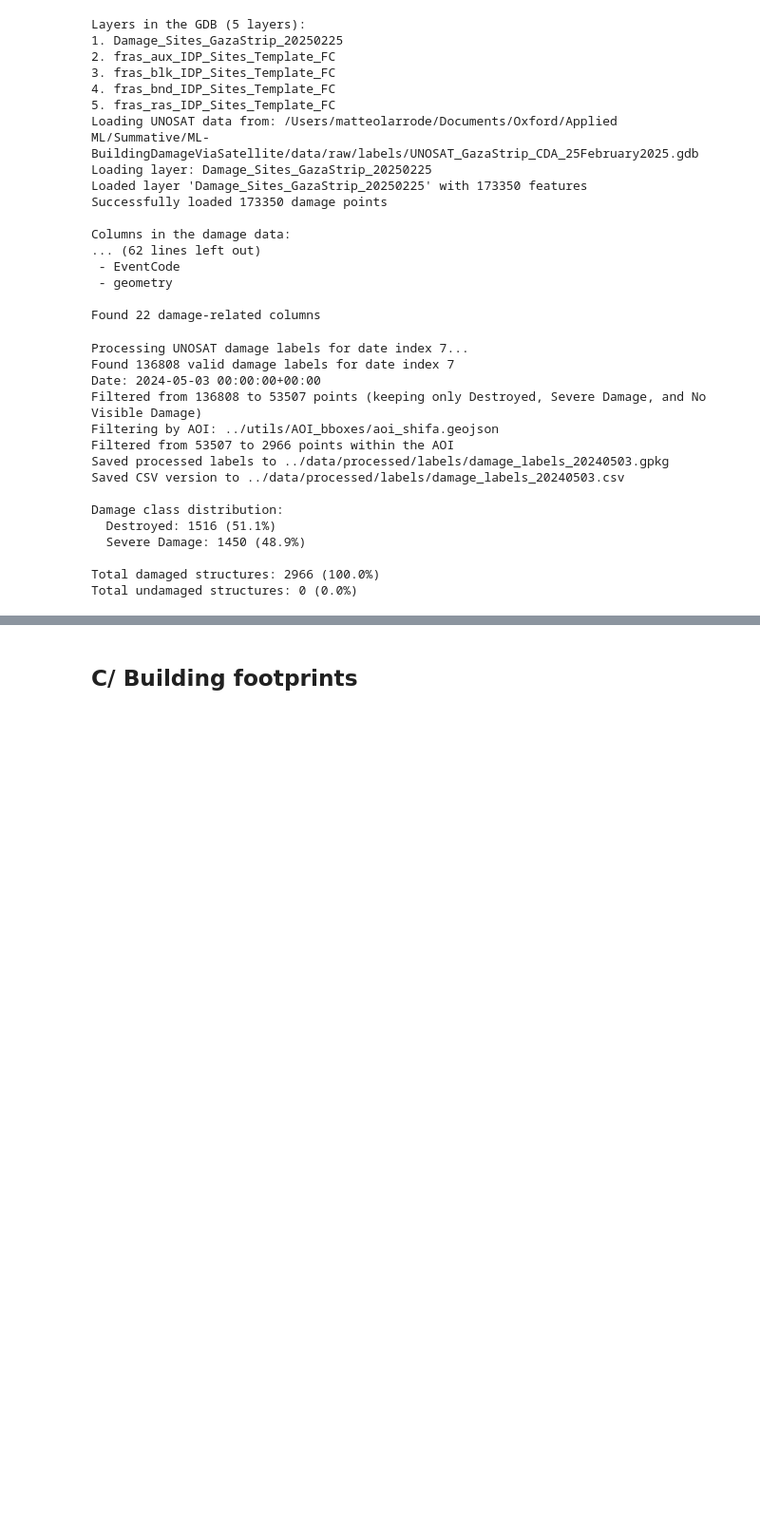
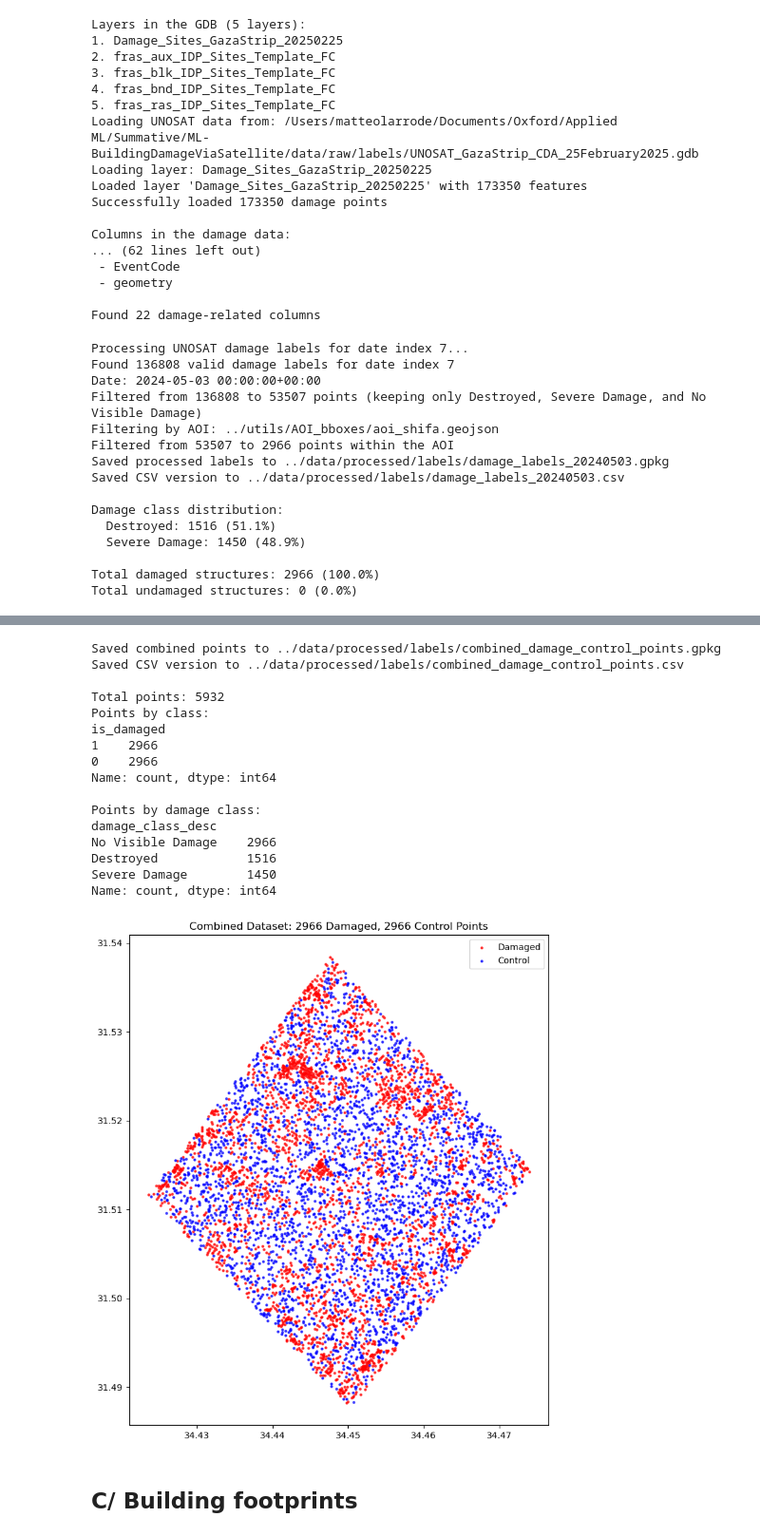
Before and after one commit to MatteoLarrode/ML-BuildingDamageViaSatellite, a Jupyter notebook: notebooks/01_data_collection.ipynb, the cells around one changed output, grey strips where cells are left out. Shown at 95% size. Cells and saved outputs as stored; diff of their text form; code cells hidden in the pictures; blank space fills up the shorter version.

```diff
--- a/notebooks/01_data_collection.ipynb
+++ b/notebooks/01_data_collection.ipynb
@@ -179,3 +197,79 @@ control_points = create_control_points(
+# %%
+# Combine damage_labels and control_points into a single GeoDataFrame
+# Make sure all required columns are in both datasets
+required_columns = ['geometry', 'is_damaged', 'damage_class', 'damage_class_desc', 'lon', 'lat']
+
+# Check if control_points has all required columns
+for col in required_columns:
+    if col not in control_points.columns:
+        if col == 'damage_class':
+            control_points['damage_class'] = 6  # No Visible Damage
+        elif col == 'damage_class_desc':
+            control_points['damage_class_desc'] = 'No Visible Damage'
+        elif col == 'is_damaged':
+            control_points['is_damaged'] = 0
+        elif col in ['lon', 'lat'] and 'geometry' in control_points.columns:
+            control_points['lon'] = control_points.geometry.x
+            control_points['lat'] = control_points.geometry.y
+
+# Same check for damage_labels (just to be safe)
+for col in required_columns:
+    if col not in damage_labels.columns:
+        if col in ['lon', 'lat'] and 'geometry' in damage_labels.columns:
+            damage_labels['lon'] = damage_labels.geometry.x
+            damage_labels['lat'] = damage_labels.geometry.y
+
+# Combine the dataframes
+combined_points = pd.concat([damage_labels, control_points], ignore_index=True)
+
+# Make sure the result is a GeoDataFrame
+combined_points = gpd.GeoDataFrame(combined_points, geometry='geometry', crs=damage_labels.crs)
+
+# Visualize the combined points
+fig, ax = plt.subplots(figsize=(12, 10))
+damage_points = combined_points[combined_points['is_damaged'] == 1]
+control_points = combined_points[combined_points['is_damaged'] == 0]
+
+damage_points.plot(ax=ax, color='red', markersize=5, alpha=0.7, label='Damaged')
+control_points.plot(ax=ax, color='blue', markersize=5, alpha=0.7, label='Control')
+ax.legend()
+plt.title(f'Combined Dataset: {len(damage_points)} Damaged, {len(control_points)} Control Points')
+
+# Save the combined GeoDataFrame
+output_path = '../data/processed/labels/combined_damage_control_points.gpkg'
+combined_points.to_file(output_path, driver='GPKG')
+print(f"Saved combined points to {output_path}")
+
+# Also save as CSV for easier use
+csv_path = '../data/processed/labels/combined_damage_control_points.csv'
+combined_points.drop(columns=['geometry']).to_csv(csv_path, index=False)
+print(f"Saved CSV version to {csv_path}")
+
+# Display basic statistics
+print(f"\nTotal points: {len(combined_points)}")
+print("Points by class:")
+print(combined_points['is_damaged'].value_counts())
+
+print("\nPoints by damage class:")
+print(combined_points['damage_class_desc'].value_counts())
+# %% [output]
+Saved combined points to ../data/processed/labels/combined_damage_control_points.gpkg
+Saved CSV version to ../data/processed/labels/combined_damage_control_points.csv
+
+Total points: 5932
+Points by class:
+is_damaged
+1    2966
+0    2966
+Name: count, dtype: int64
+
+Points by damage class:
+damage_class_desc
+No Visible Damage    2966
+Destroyed            1516
+Severe Damage        1450
+Name: count, dtype: int64
+[figure, added]
 # %% [markdown]
 ## C/ Building footprints
 # %% [markdown]
```
Also changed, not shown: parts of 3 cells of this notebook, 6 other files.
